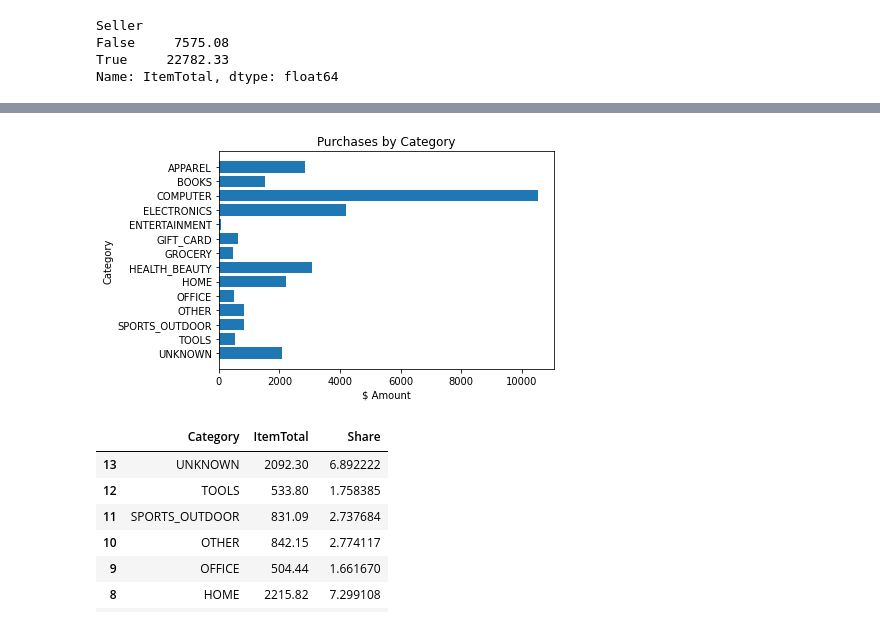
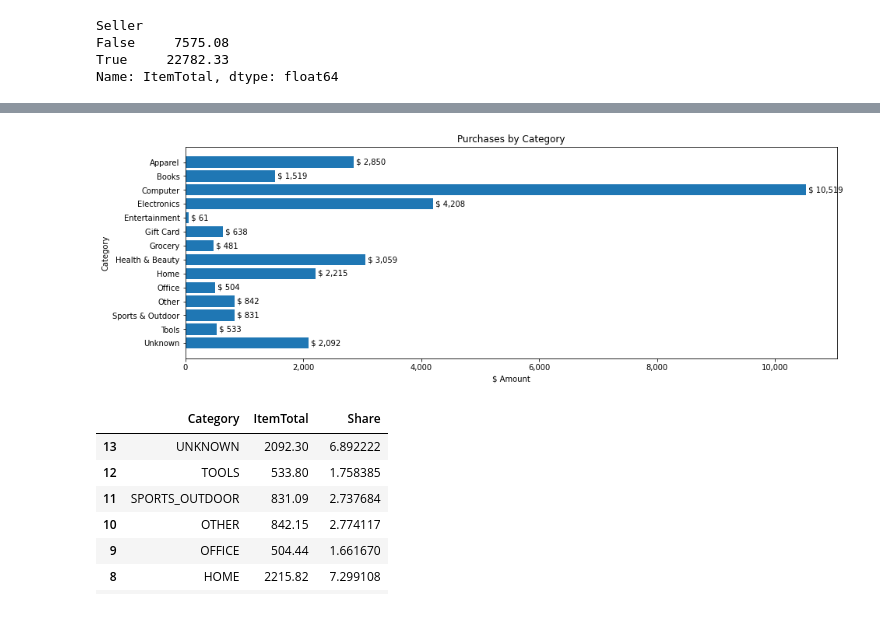
Before and after one commit to AmitSamra/AmazonOrderHistoryAirflow, a Jupyter notebook: AmazonOrderHistoryAirflow_input.ipynb, the cells around one changed output, grey strips where cells are left out. Saved outputs shown, nothing was run; the diff lists cells and outputs as text; code cells hidden in the pictures.

```diff
--- a/AmazonOrderHistoryAirflow_input.ipynb
+++ b/AmazonOrderHistoryAirflow_input.ipynb
@@ -323,11 +330,24 @@ OrderYear
 2019    113
 Name: ItemTotal, dtype: int64
 # %%
-fig,ax = plt.subplots()
+fig,ax = plt.subplots(figsize = (15,5))
 ax.plot(df_TransYear.index, df_TransYear.values, marker = 'o')
+ax.set_title('Transactions by Year')
+
+# x-axis
 ax.set_xlabel('Year')
+plt.xticks([x for x in df_TransYear.index])
+
+# y-axis
 ax.set_ylabel('Transactions')
-ax.set_title('Transactions by Year')
+ax.yaxis.set_major_formatter(
+    ticker.FuncFormatter(lambda y,p: format(int(y), ','))
+)
+
+# labels
+for i,j in zip(df_TransYear.index, df_TransYear.values):
+    ax.annotate(format(int(j)), xy=(i,j), va='bottom', ha='right')
+
 plt.show()
 #ax.figure.savefig('./img/TransactionsByYear.png', bbox_inches='tight', dpi=150)
 # %% [output]
@@ -402,6 +422,9 @@ plt.show()
 # from top to bottom
 
 df_CategoryTotal = df[['Category', 'ItemTotal']]
+df_CategoryTotal['Category'] = df_CategoryTotal['Category'].str.replace('_', ' & ').str.title()
+df_CategoryTotal['Category'].loc[df_CategoryTotal['Category'] == 'Gift & Card'] = 'Gift Card'
+#df_CategoryTotal['Category'] = df_CategoryTotal['Category'].str.replace('Gift & Card', 'Gift Card')
 df_CategoryTotal = df_CategoryTotal.groupby('Category')
 df_CategoryTotal = df_CategoryTotal['ItemTotal'].sum()
 df_CategoryTotal = df_CategoryTotal.sort_index(ascending = False)
@@ -426,15 +458,27 @@ Name: ItemTotal, dtype: float64
 # %%
 # Plot purchases by category
 
-fig,ax = plt.subplots()
+fig,ax = plt.subplots(figsize = (15,5))
 ax.barh(df_CategoryTotal.index, df_CategoryTotal.values)
+ax.set_title('Purchases by Category')
+
+# x-axis
 ax.set_xlabel('$ Amount')
+ax.xaxis.set_major_formatter(
+    ticker.FuncFormatter(lambda x,p: format(int(x), ','))
+)
+
+# y-axis
 ax.set_ylabel('Category')
-ax.set_title('Purchases by Category')
+
+# labels
+for i,j in zip(df_CategoryTotal.index, df_CategoryTotal.values):
+    ax.annotate(' $ '+format(int(j), ','), xy=(j,i), va='center', ha='left')
+
 plt.show()
 #ax.figure.savefig('./img/PurchasesByCategory.png', bbox_inches='tight', dpi=150)
 # %% [output]
-[figure, old version]
+[figure, new version]
 # %%
 # Purchases by category share
 
```
Also changed, not shown: parts of 7 cells of this notebook.
